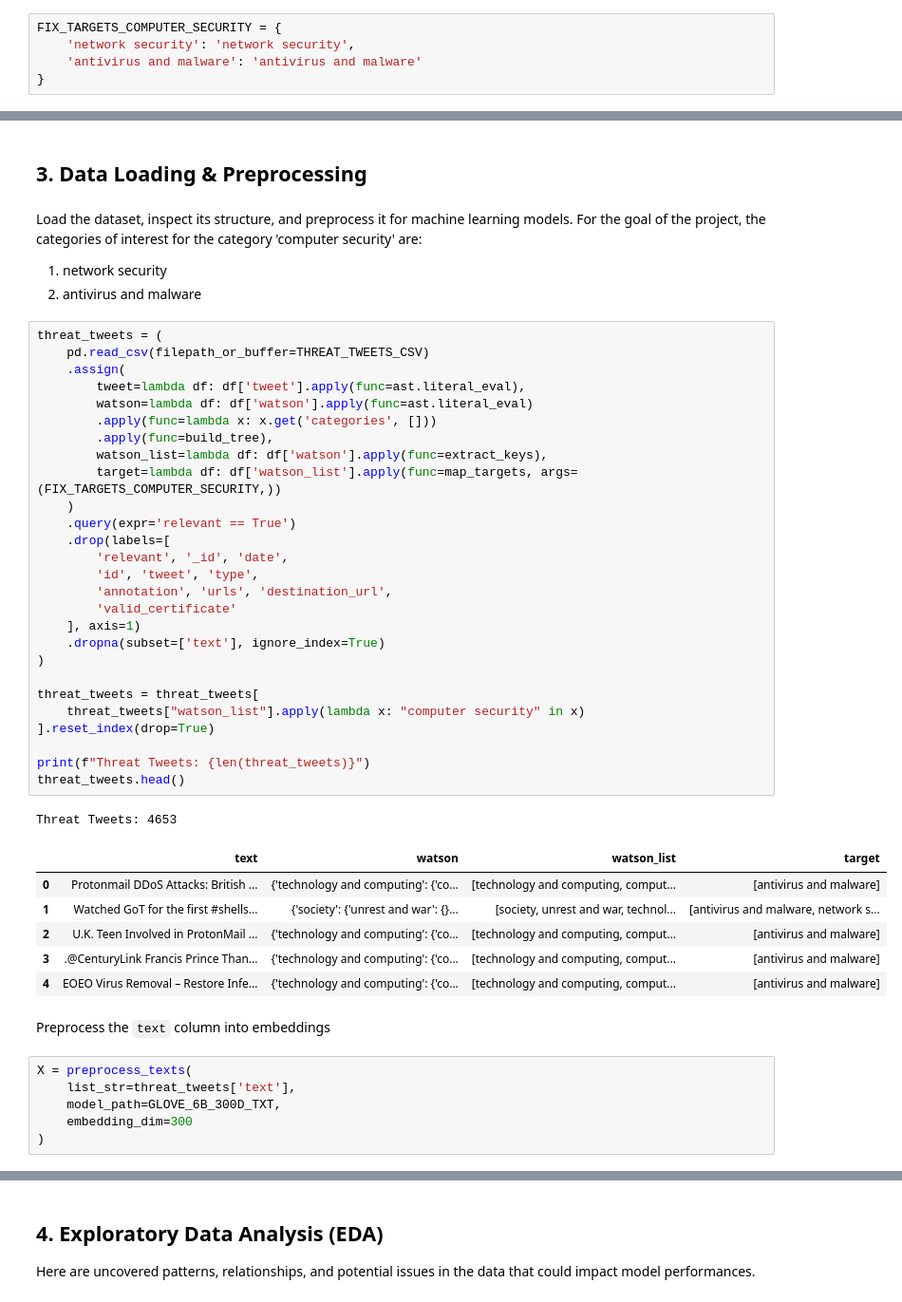
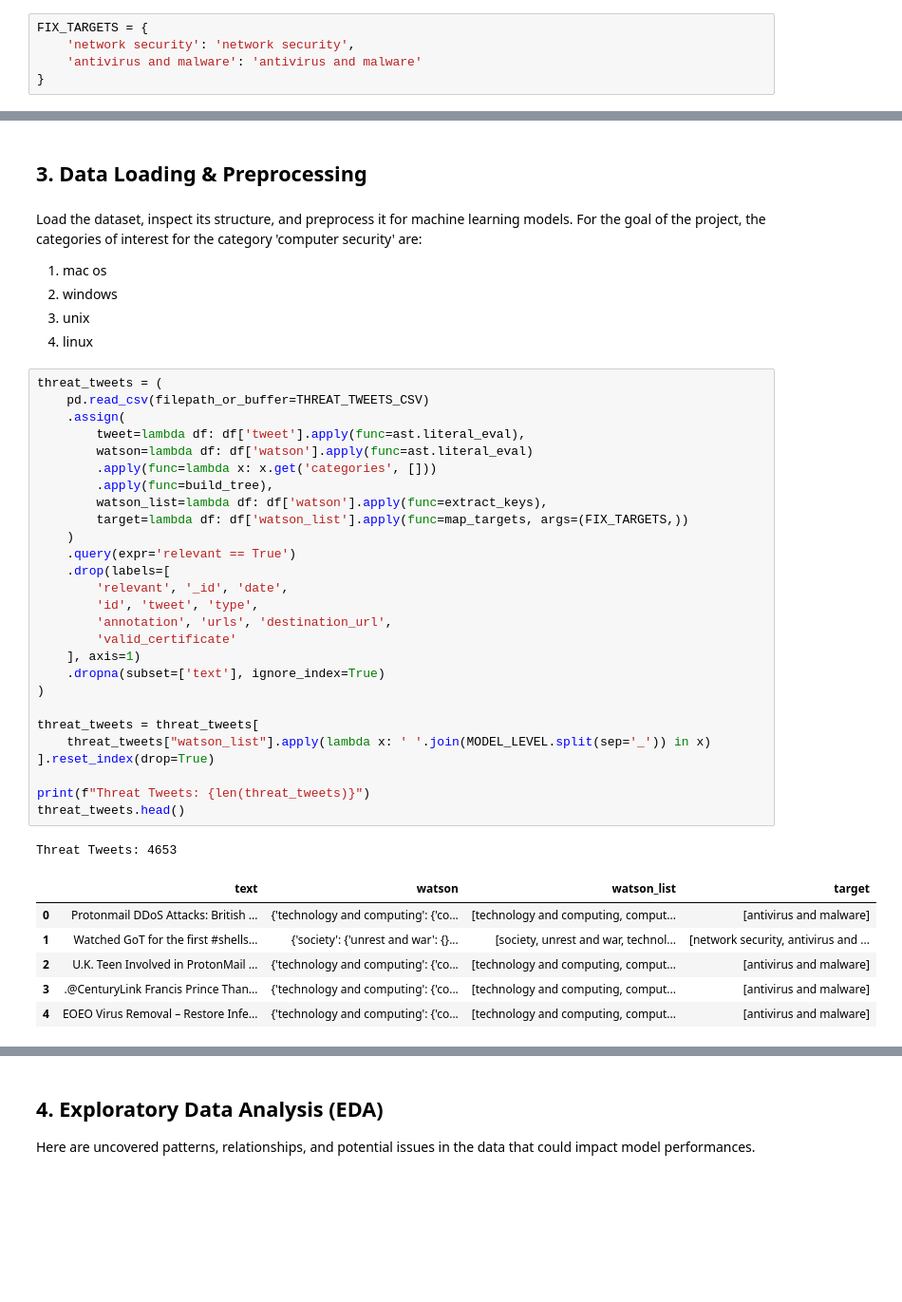
Before and after one commit to IrfEazy/msc-thesis, a Jupyter notebook: MultiLabelClassificationComputerSecurity.ipynb, the cells around one changed output, grey strips where cells are left out. Shown: that part at 95% size. Cells and saved outputs as stored; diff of their text form; blank space fills up the shorter version.

```diff
--- a/MultiLabelClassificationComputerSecurity.ipynb
+++ b/MultiLabelClassificationComputerSecurity.ipynb
@@ -52,5 +53,5 @@ TEST_SIZE = 2e-1
 # %%
-FIX_TARGETS_COMPUTER_SECURITY = {
+FIX_TARGETS = {
     'network security': 'network security',
     'antivirus and malware': 'antivirus and malware'
 }
@@ -128,48 +131,42 @@ mbr = joblib.load(filename=MBR_PKL) if MBR_PKL.exists() else dict.fromkeys(BASE_
 # %% [markdown]
 Load the dataset, inspect its structure, and preprocess it for machine learning models.
 For the goal of the project, the categories of interest for the category 'computer security' are:
-1. network security
-2. antivirus and malware
+1. mac os
+2. windows
+3. unix
+4. linux
 # %%
 threat_tweets = (
     pd.read_csv(filepath_or_buffer=THREAT_TWEETS_CSV)
     .assign(
         tweet=lambda df: df['tweet'].apply(func=ast.literal_eval),
         watson=lambda df: df['watson'].apply(func=ast.literal_eval)
         .apply(func=lambda x: x.get('categories', []))
         .apply(func=build_tree),
         watson_list=lambda df: df['watson'].apply(func=extract_keys),
-        target=lambda df: df['watson_list'].apply(func=map_targets, args=(FIX_TARGETS_COMPUTER_SECURITY,))
+        target=lambda df: df['watson_list'].apply(func=map_targets, args=(FIX_TARGETS,))
     )
     .query(expr='relevant == True')
     .drop(labels=[
         'relevant', '_id', 'date',
         'id', 'tweet', 'type',
         'annotation', 'urls', 'destination_url',
         'valid_certificate'
     ], axis=1)
     .dropna(subset=['text'], ignore_index=True)
 )
 
 threat_tweets = threat_tweets[
-    threat_tweets["watson_list"].apply(lambda x: "computer security" in x)
+    threat_tweets["watson_list"].apply(lambda x: ' '.join(MODEL_LEVEL.split(sep='_')) in x)
 ].reset_index(drop=True)
 
 print(f"Threat Tweets: {len(threat_tweets)}")
 threat_tweets.head()
 # %% [output]
 Threat Tweets: 4653
 |  | text | watson | watson_list | target |
 | 0 | Protonmail DDoS Attacks: British ... | {'technology and computing': {'co... | [technology and computing, comput... | [antivirus and malware] |
-| 1 | Watched GoT for the first #shells... | {'society': {'unrest and war': {}... | [society, unrest and war, technol... | [antivirus and malware, network s... |
+| 1 | Watched GoT for the first #shells... | {'society': {'unrest and war': {}... | [society, unrest and war, technol... | [network security, antivirus and ... |
 | 2 | U.K. Teen Involved in ProtonMail ... | {'technology and computing': {'co... | [technology and computing, comput... | [antivirus and malware] |
 | 3 | .@CenturyLink Francis Prince Than... | {'technology and computing': {'co... | [technology and computing, comput... | [antivirus and malware] |
 | 4 | EOEO Virus Removal – Restore Infe... | {'technology and computing': {'co... | [technology and computing, comput... | [antivirus and malware] |
-# %% [markdown]
-Preprocess the `text` column into embeddings
-# %%
-X = preprocess_texts(
-    list_str=threat_tweets['text'],
-    model_path=GLOVE_6B_300D_TXT,
-    embedding_dim=300
-)
```
Also changed, not shown: parts of 32 cells of this notebook.
